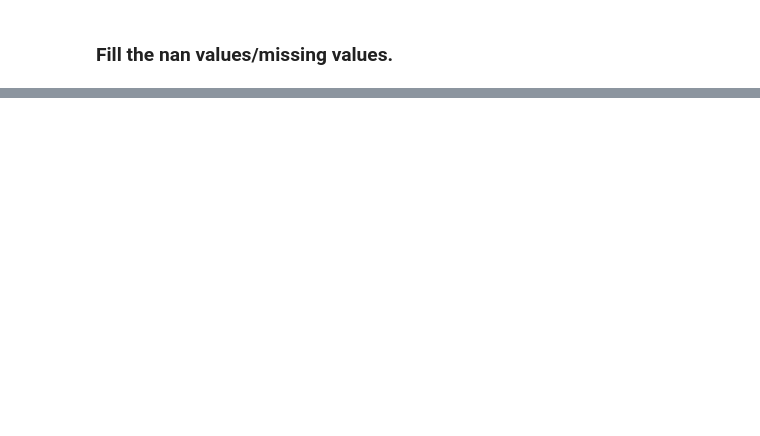
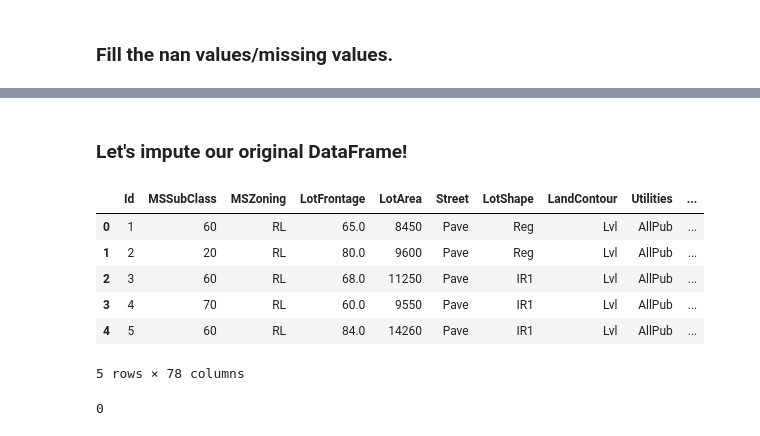
Before and after one commit to shammer83/Housing_pricing, a Jupyter notebook: ipynb/00 - Data_Cleaning.ipynb, the cells around one changed output, grey strips where cells are left out. Saved outputs shown, nothing was run; the diff lists cells and outputs as text; code cells hidden in the pictures; blank space fills up the shorter version.

```diff
--- a/ipynb/00 - Data_Cleaning.ipynb
+++ b/ipynb/00 - Data_Cleaning.ipynb
@@ -128,0 +158,7 @@ for col in df_housing.columns:
+# %%
+only_predictors = list(set(dummied.columns) - set(["Fence"])) #only predictive feature (281 features)
+
+y         = dummied[dummied['Fence'].notnull()]['Fence']
+X         = dummied[dummied['Fence'].notnull()][only_predictors]
+to_impute = dummied.loc[df_housing['Fence'].isnull()][only_predictors] #indexed by row all rows that have null values,
+                                                                        # and all the columns that are predictors
@@ -128,0 +178,3 @@ for col in df_housing.columns:
+# %%
+knn = KNeighborsClassifier(n_neighbors=5, weights="distance")
+model = knn.fit(X, y)
@@ -128,0 +190,4 @@ for col in df_housing.columns:
+# %%
+to_impute['predicted_fence'] = model.predict(to_impute)
+# %%
+to_impute['predicted_labels'] = to_impute['predicted_fence'].map(lambda p: fences[int(p)])
@@ -128,0 +205,13 @@ for col in df_housing.columns:
+# %% [markdown]
+### Let's impute our original DataFrame!
+# %%
+## Notice the missing occupations line up perfectly!
+df_housing.loc[to_impute.index].head()
+# %% [output]
+|  | Id | MSSubClass | MSZoning | LotFrontage | LotArea | Street | LotShape | LandContour | Utilities | ... |
+| 0 | 1 | 60 | RL | 65.0 | 8450 | Pave | Reg | Lvl | AllPub | ... |
+| 1 | 2 | 20 | RL | 80.0 | 9600 | Pave | Reg | Lvl | AllPub | ... |
+| 2 | 3 | 60 | RL | 68.0 | 11250 | Pave | IR1 | Lvl | AllPub | ... |
+| 3 | 4 | 70 | RL | 60.0 | 9550 | Pave | IR1 | Lvl | AllPub | ... |
+| 4 | 5 | 60 | RL | 84.0 | 14260 | Pave | IR1 | Lvl | AllPub | ... |
+5 rows × 78 columns
@@ -128,0 +220,4 @@ for col in df_housing.columns:
+# %%
+df_housing.Fence.isnull().sum() # verified it worked!
+# %% [output]
+0
```
Also changed, not shown: parts of 36 cells of this notebook, 1 other file.
